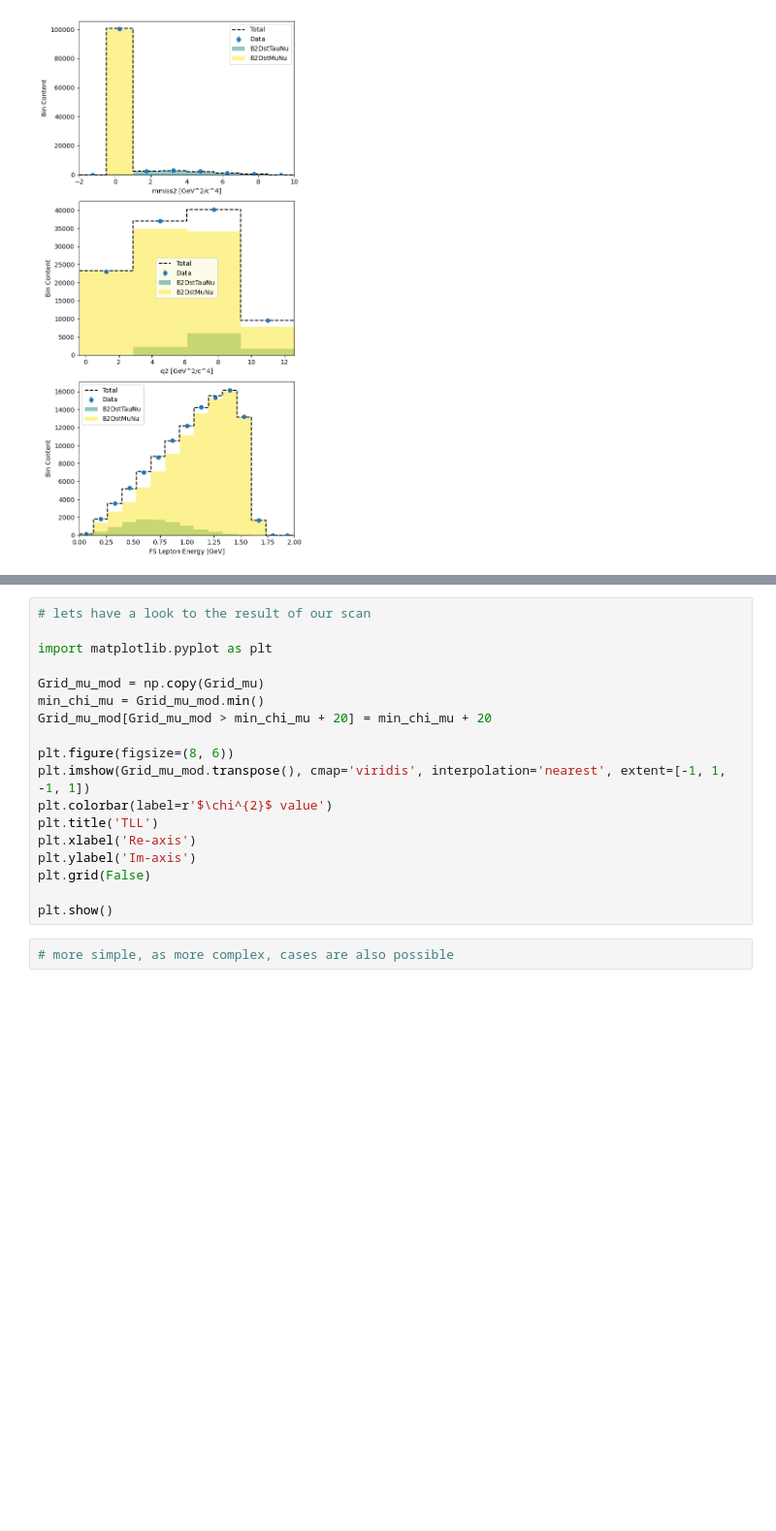
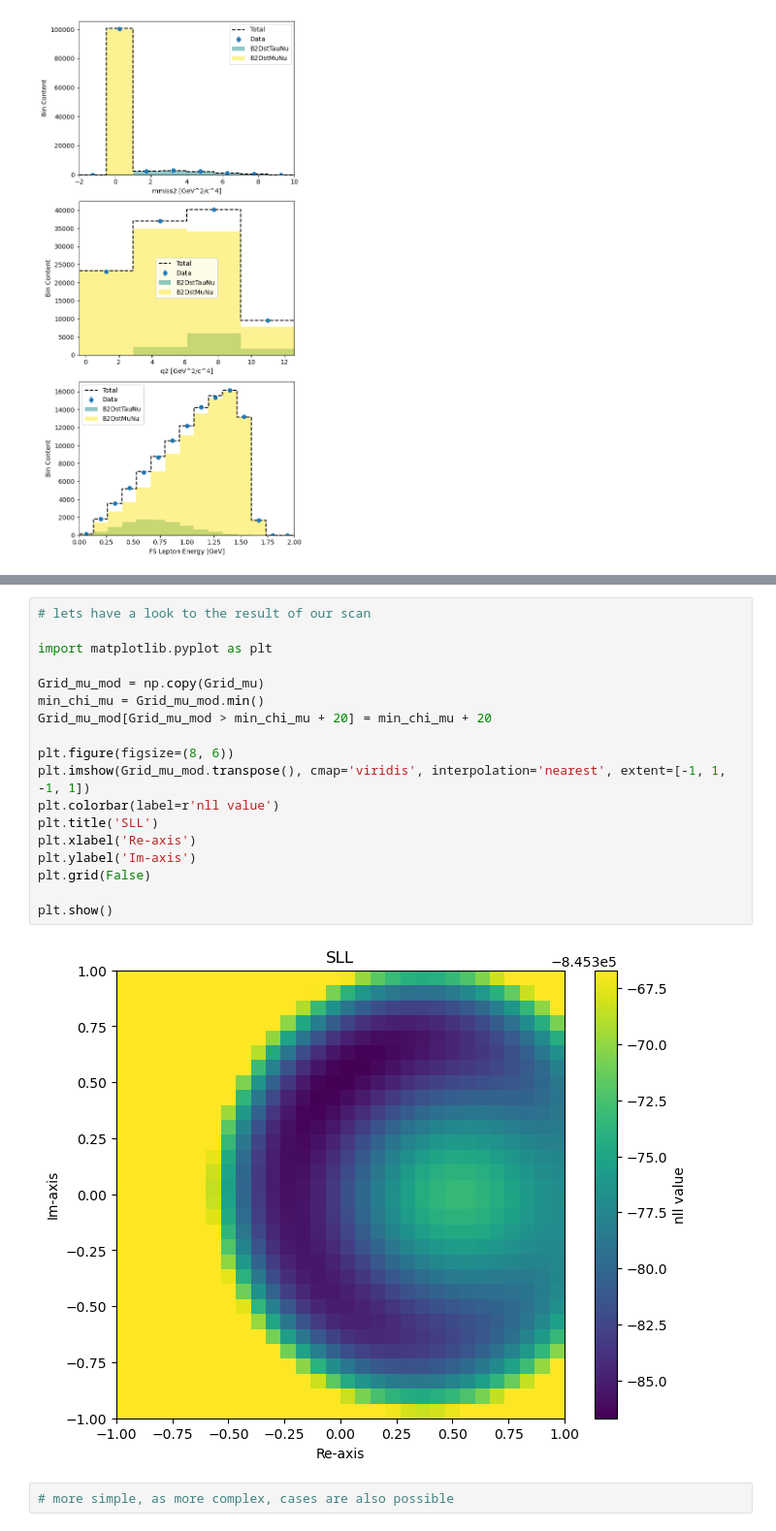
Before and after one commit to MarcoColonna/HammerFit-py, a Jupyter notebook: B02DstTauNu_TauMu.ipynb, the cells around one changed output, grey strips where cells are left out. Shown: that part at 97% size. Cells and saved outputs as stored; diff of their text form; blank space fills up the shorter version.

```diff
--- a/B02DstTauNu_TauMu.ipynb
+++ b/B02DstTauNu_TauMu.ipynb
@@ -136,20 +137,22 @@ Scanned row 14
 # %%
 # lets have a look to the result of our scan
 
 import matplotlib.pyplot as plt
 
 Grid_mu_mod = np.copy(Grid_mu)
 min_chi_mu = Grid_mu_mod.min()
 Grid_mu_mod[Grid_mu_mod > min_chi_mu + 20] = min_chi_mu + 20
 
 plt.figure(figsize=(8, 6))
 plt.imshow(Grid_mu_mod.transpose(), cmap='viridis', interpolation='nearest', extent=[-1, 1, -1, 1])
-plt.colorbar(label=r'$\chi^{2}$ value')
-plt.title('TLL')
+plt.colorbar(label=r'nll value')
+plt.title('SLL')
 plt.xlabel('Re-axis')
 plt.ylabel('Im-axis')
 plt.grid(False)
 
 plt.show()
+# %% [output]
+[figure, added]
 # %%
 # more simple, as more complex, cases are also possible
```
Also changed, not shown: parts of 2 cells of this notebook.
